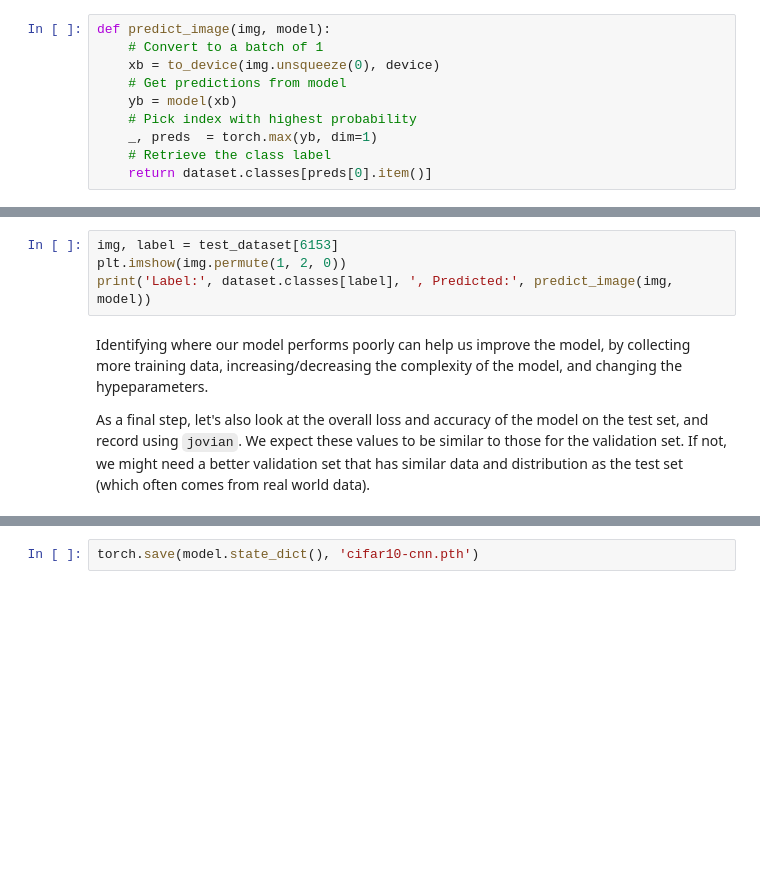
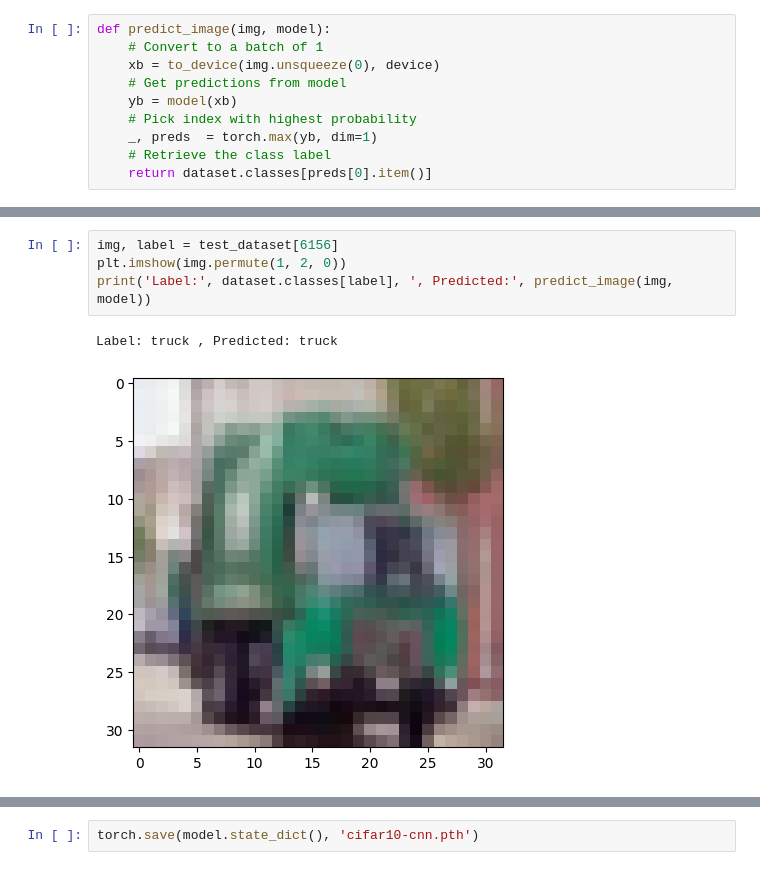
Before and after one commit to abhisheky2j/Image-Classification-on-CIFAR10, a Jupyter notebook: Image_Classification_using_CNN.ipynb, the cells around one changed output, grey strips where cells are left out. Saved outputs shown, nothing was run; the diff lists cells and outputs as text; blank space fills up the shorter version.

```diff
--- a/Image_Classification_using_CNN.ipynb
+++ b/Image_Classification_using_CNN.ipynb
@@ -468,11 +398,10 @@ print('Label:', dataset.classes[label], ', Predicted:', predict_image(img, model
 # %%
-img, label = test_dataset[6153]
+img, label = test_dataset[6156]
 plt.imshow(img.permute(1, 2, 0))
 print('Label:', dataset.classes[label], ', Predicted:', predict_image(img, model))
+# %% [output]
+Label: truck , Predicted: truck
+[figure, added]
-# %% [markdown]
-Identifying where our model performs poorly can help us improve the model, by collecting more training data, increasing/decreasing the complexity of the model, and changing the hypeparameters.
-
-As a final step, let's also look at the overall loss and accuracy of the model on the test set, and record using `jovian`. We expect these values to be similar to those for the validation set. If not, we might need a better validation set that has similar data and distribution as the test set (which often comes from real world data).
 # %%
 test_loader = DeviceDataLoader(DataLoader(test_dataset, batch_size*2), device)
 result = evaluate(model, test_loader)
```
Also changed, not shown: parts of 61 cells of this notebook.
